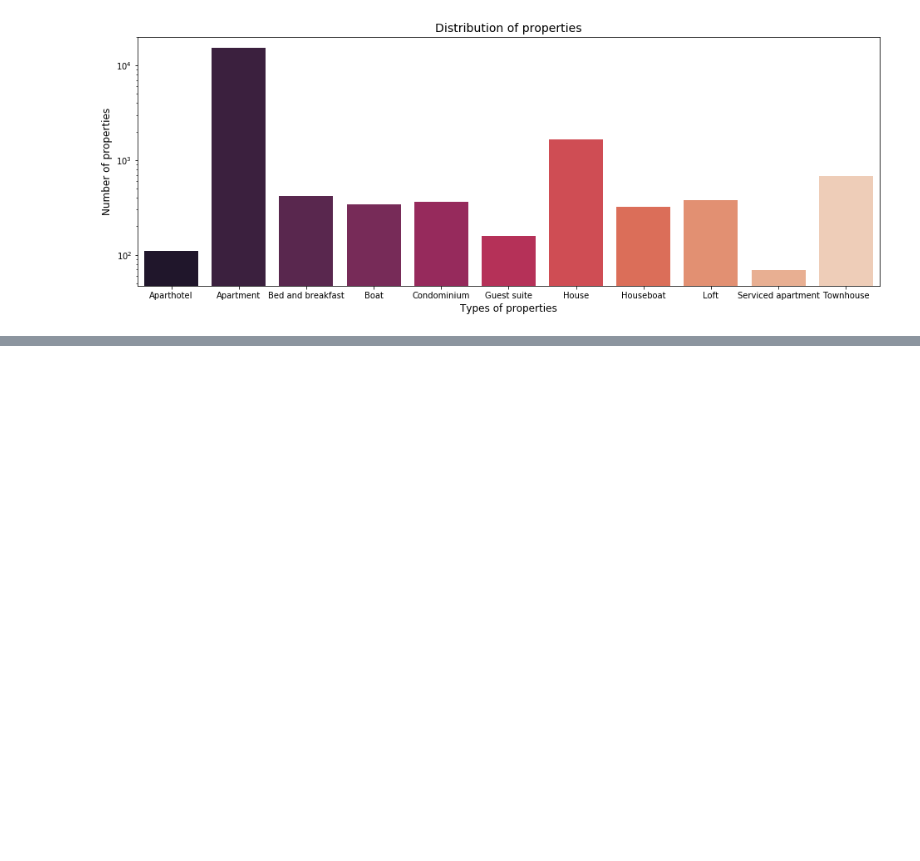
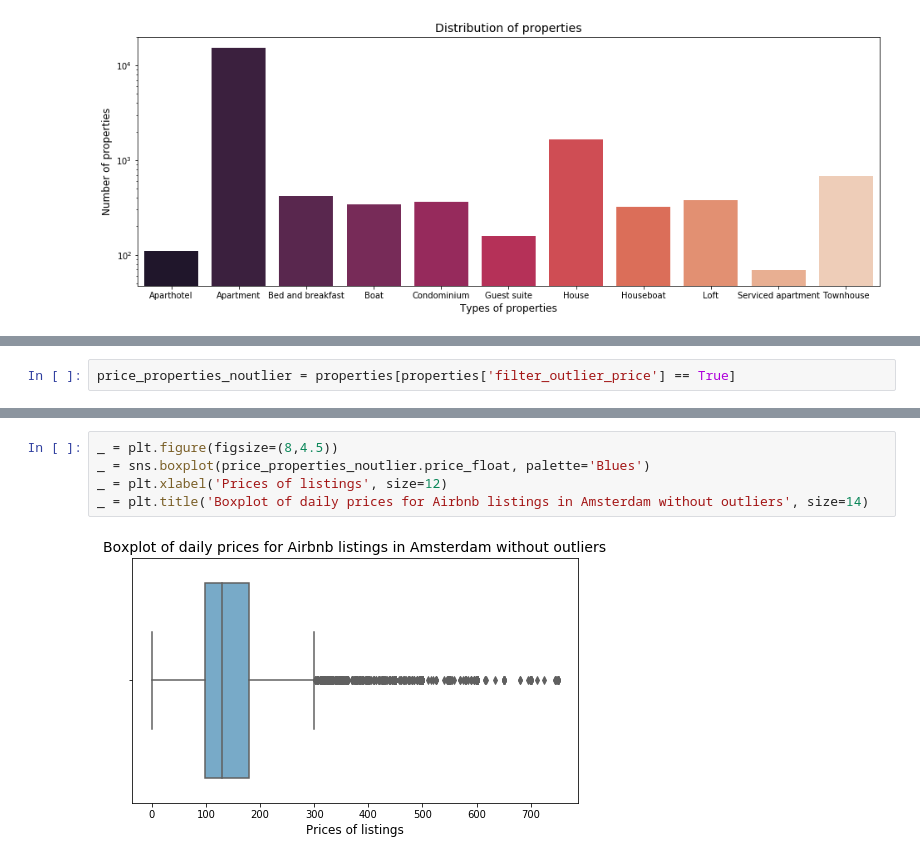
Before and after one commit to Daesparz/airbnb_amsterdam, a Jupyter notebook: Data_analysis/analysis_neighborhoods.ipynb, the cells around one changed output, grey strips where cells are left out. Cells and saved outputs as stored; diff of their text form; blank space fills up the shorter version.

```diff
--- a/Data_analysis/analysis_neighborhoods.ipynb
+++ b/Data_analysis/analysis_neighborhoods.ipynb
@@ -463,0 +521,2 @@ Index(['id', 'listing_url', 'scrape_id', 'last_scraped', 'name', 'summary',
+# %%
+price_properties_noutlier = properties[properties['filter_outlier_price'] == True]
@@ -463,0 +531,7 @@ Index(['id', 'listing_url', 'scrape_id', 'last_scraped', 'name', 'summary',
+# %%
+_ = plt.figure(figsize=(8,4.5))
+_ = sns.boxplot(price_properties_noutlier.price_float, palette='Blues')
+_ = plt.xlabel('Prices of listings', size=12)
+_ = plt.title('Boxplot of daily prices for Airbnb listings in Amsterdam without outliers', size=14)
+# %% [output]
+[figure, added]
```
Also changed, not shown: parts of 48 cells of this notebook, 7 other files.
